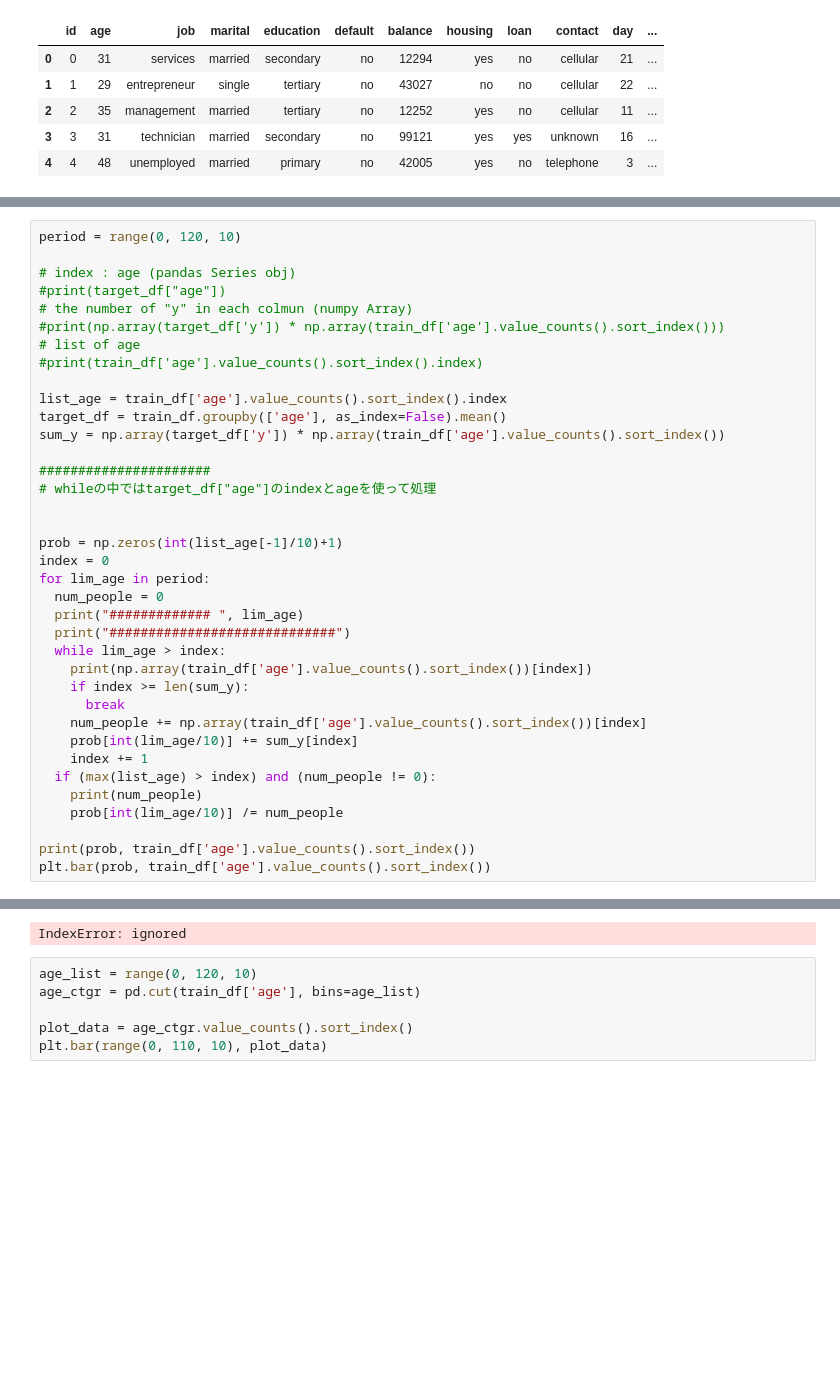
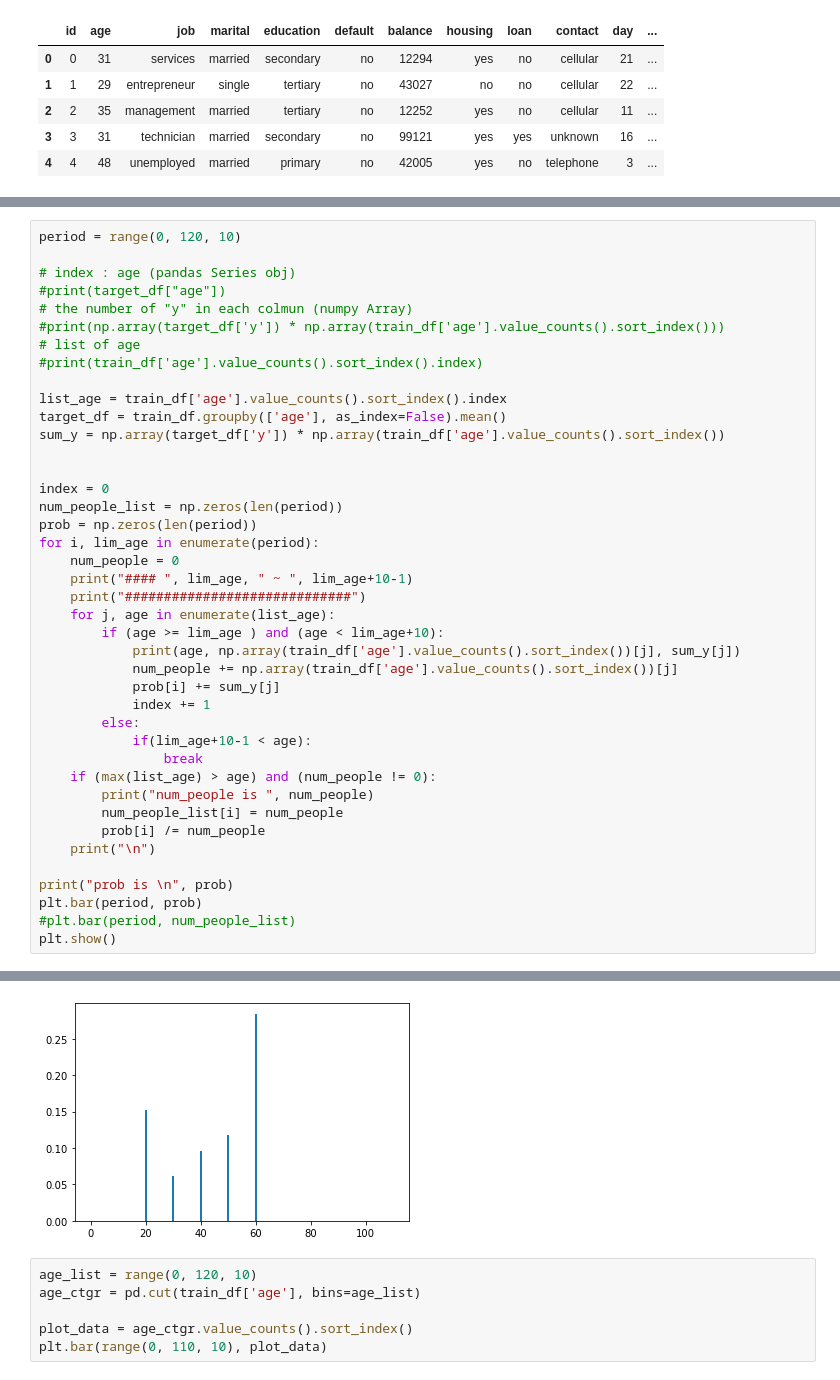
Before and after one commit to tiger0421/studying_data_analysis, a Jupyter notebook: visualize.ipynb, the cells around one changed output, grey strips where cells are left out. Cells and saved outputs as stored; diff of their text form; blank space fills up the shorter version.

Commit message:
plot age and prob

```diff
--- a/visualize.ipynb
+++ b/visualize.ipynb
@@ -60,27 +62,31 @@ list_age = train_df['age'].value_counts().sort_index().index
 target_df = train_df.groupby(['age'], as_index=False).mean()
 sum_y = np.array(target_df['y']) * np.array(train_df['age'].value_counts().sort_index())
 
-######################
-# whileの中ではtarget_df["age"]のindexとageを使って処理
 
+index = 0
+num_people_list = np.zeros(len(period))
+prob = np.zeros(len(period))
+for i, lim_age in enumerate(period):
+    num_people = 0
+    print("#### ", lim_age, " ~ ", lim_age+10-1)
+    print("#############################")
+    for j, age in enumerate(list_age):
+        if (age >= lim_age ) and (age < lim_age+10):
+            print(age, np.array(train_df['age'].value_counts().sort_index())[j], sum_y[j])
+            num_people += np.array(train_df['age'].value_counts().sort_index())[j]
+            prob[i] += sum_y[j]
+            index += 1
+        else:
+            if(lim_age+10-1 < age):
+                break
+    if (max(list_age) > age) and (num_people != 0):
+        print("num_people is ", num_people)
+        num_people_list[i] = num_people
+        prob[i] /= num_people
+    print("\n")
 
-prob = np.zeros(int(list_age[-1]/10)+1)
-index = 0
-for lim_age in period:
-  num_people = 0
-  print("############# ", lim_age)
-  print("#############################")
-  while lim_age > index:
-    print(np.array(train_df['age'].value_counts().sort_index())[index])
-    if index >= len(sum_y):
-      break
-    num_people += np.array(train_df['age'].value_counts().sort_index())[index]
-    prob[int(lim_age/10)] += sum_y[index]
-    index += 1
-  if (max(list_age) > index) and (num_people != 0):
-    print(num_people)
-    prob[int(lim_age/10)] /= num_people
-
-print(prob, train_df['age'].value_counts().sort_index())
-plt.bar(prob, train_df['age'].value_counts().sort_index())
+print("prob is \n", prob)
+plt.bar(period, prob)
+#plt.bar(period, num_people_list)
+plt.show()
 # %% [output]
@@ -104,4 +110,4 @@ plt.bar(prob, train_df['age'].value_counts().sort_index())
-IndexError: ignored
+[figure, added]
 # %%
 age_list = range(0, 120, 10)
 age_ctgr = pd.cut(train_df['age'], bins=age_list)
```
Also changed, not shown: parts of 4 cells of this notebook.
